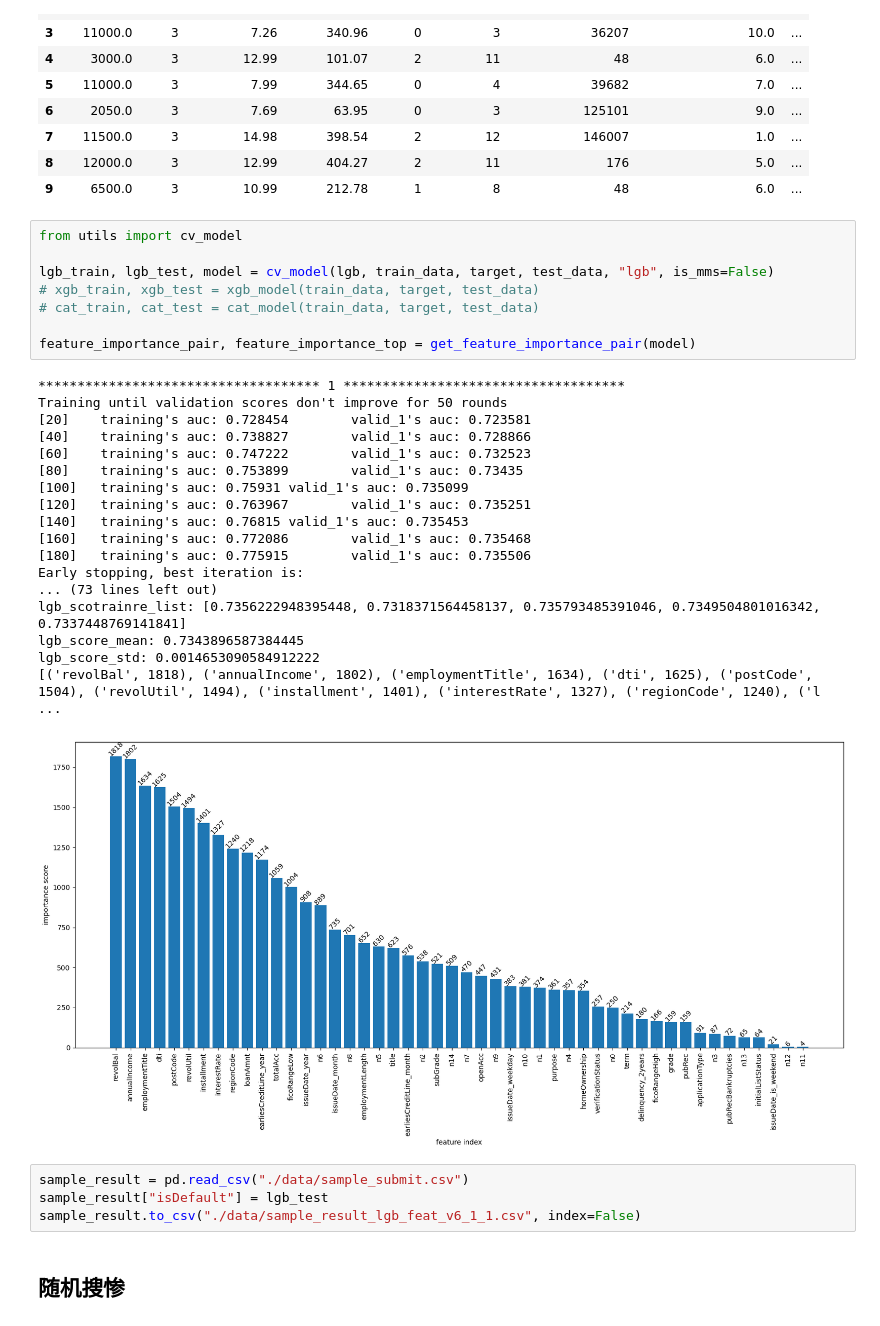
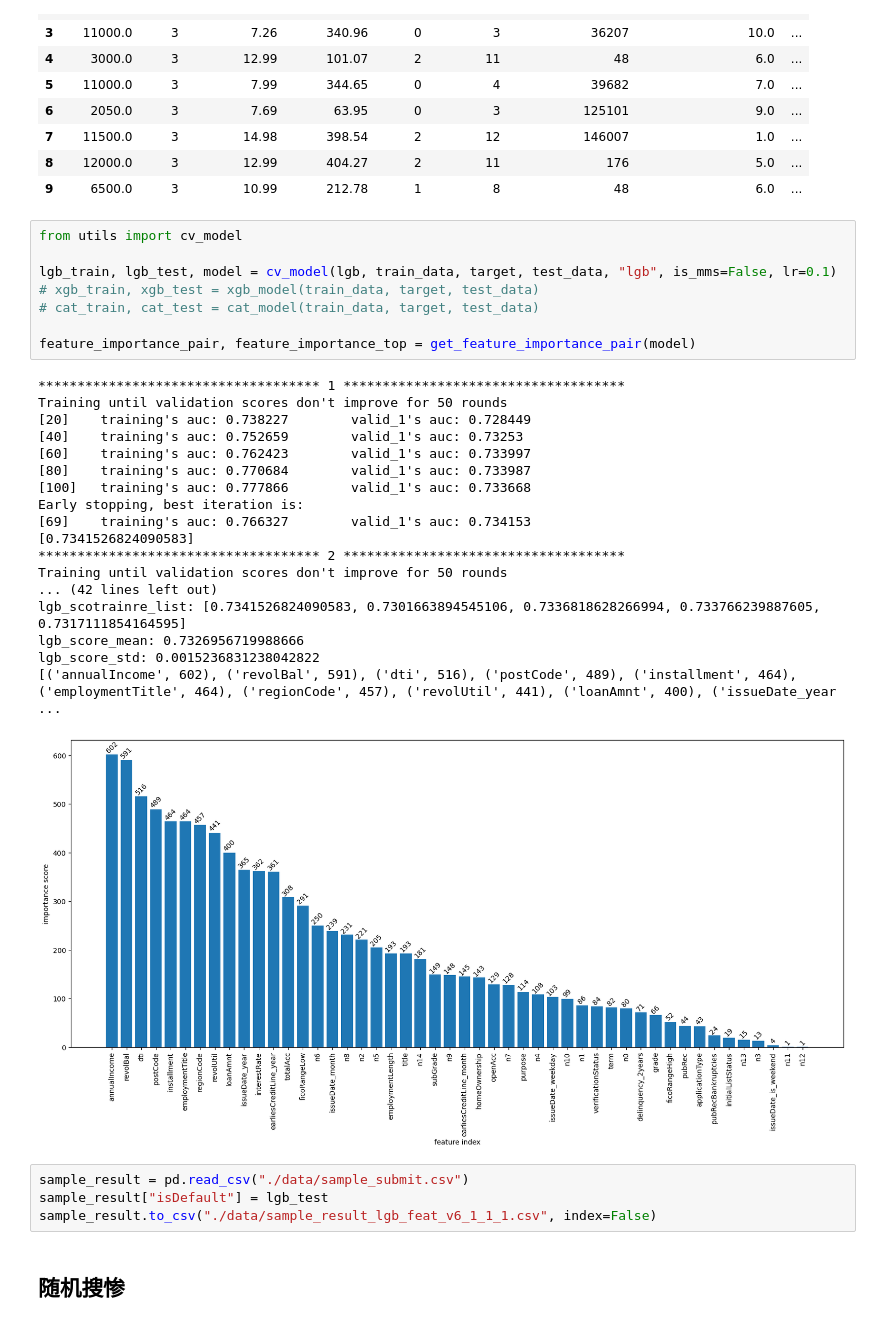
Before and after one commit to zhiqiang00/game, a Jupyter notebook: 金融风险预测赛/train_gbm.ipynb, the cells around one changed output. Drawn from its saved outputs; the diff is of its cells as text.

```diff
--- a/金融风险预测赛/train_gbm.ipynb
+++ b/金融风险预测赛/train_gbm.ipynb
@@ -72,34 +72,34 @@ n13,n14,issueDate_year,issueDate_month,issueDate_weekday,issueDate_is_weekend,ea
 # %%
 from utils import cv_model
 
-lgb_train, lgb_test, model = cv_model(lgb, train_data, target, test_data, "lgb", is_mms=False)
+lgb_train, lgb_test, model = cv_model(lgb, train_data, target, test_data, "lgb", is_mms=False, lr=0.1)
 # xgb_train, xgb_test = xgb_model(train_data, target, test_data)
 # cat_train, cat_test = cat_model(train_data, target, test_data)
 
 feature_importance_pair, feature_importance_top = get_feature_importance_pair(model)
 # %% [output]
 ************************************ 1 ************************************
 Training until validation scores don't improve for 50 rounds
-[20]    training's auc: 0.728454        valid_1's auc: 0.723581
-[40]    training's auc: 0.738827        valid_1's auc: 0.728866
-[60]    training's auc: 0.747222        valid_1's auc: 0.732523
-[80]    training's auc: 0.753899        valid_1's auc: 0.73435
-[100]   training's auc: 0.75931 valid_1's auc: 0.735099
-[120]   training's auc: 0.763967        valid_1's auc: 0.735251
-[140]   training's auc: 0.76815 valid_1's auc: 0.735453
-[160]   training's auc: 0.772086        valid_1's auc: 0.735468
-[180]   training's auc: 0.775915        valid_1's auc: 0.735506
+[20]    training's auc: 0.738227        valid_1's auc: 0.728449
+[40]    training's auc: 0.752659        valid_1's auc: 0.73253
+[60]    training's auc: 0.762423        valid_1's auc: 0.733997
+[80]    training's auc: 0.770684        valid_1's auc: 0.733987
+[100]   training's auc: 0.777866        valid_1's auc: 0.733668
 Early stopping, best iteration is:
-... (73 lines left out)
-lgb_scotrainre_list: [0.7356222948395448, 0.7318371564458137, 0.735793485391046, 0.7349504801016342, 0.7337448769141841]
-lgb_score_mean: 0.7343896587384445
-lgb_score_std: 0.0014653090584912222
-[('revolBal', 1818), ('annualIncome', 1802), ('employmentTitle', 1634), ('dti', 1625), ('postCode', 1504), ('revolUtil', 1494), ('installment', 1401), ('interestRate', 1327), ('regionCode', 1240), ('l ...
+[69]    training's auc: 0.766327        valid_1's auc: 0.734153
+[0.7341526824090583]
+************************************ 2 ************************************
+Training until validation scores don't improve for 50 rounds
+... (42 lines left out)
+lgb_scotrainre_list: [0.7341526824090583, 0.7301663894545106, 0.7336818628266994, 0.733766239887605, 0.7317111854164595]
+lgb_score_mean: 0.7326956719988666
+lgb_score_std: 0.0015236831238042822
+[('annualIncome', 602), ('revolBal', 591), ('dti', 516), ('postCode', 489), ('installment', 464), ('employmentTitle', 464), ('regionCode', 457), ('revolUtil', 441), ('loanAmnt', 400), ('issueDate_year ...
-[figure, old version]
+[figure, new version]
 # %%
 sample_result = pd.read_csv("./data/sample_submit.csv")
 sample_result["isDefault"] = lgb_test
-sample_result.to_csv("./data/sample_result_lgb_feat_v6_1_1.csv", index=False)
+sample_result.to_csv("./data/sample_result_lgb_feat_v6_1_1_1.csv", index=False)
 # %% [markdown]
 ## 随机搜惨
 # %%
```
Also changed, not shown: 2 other files.
